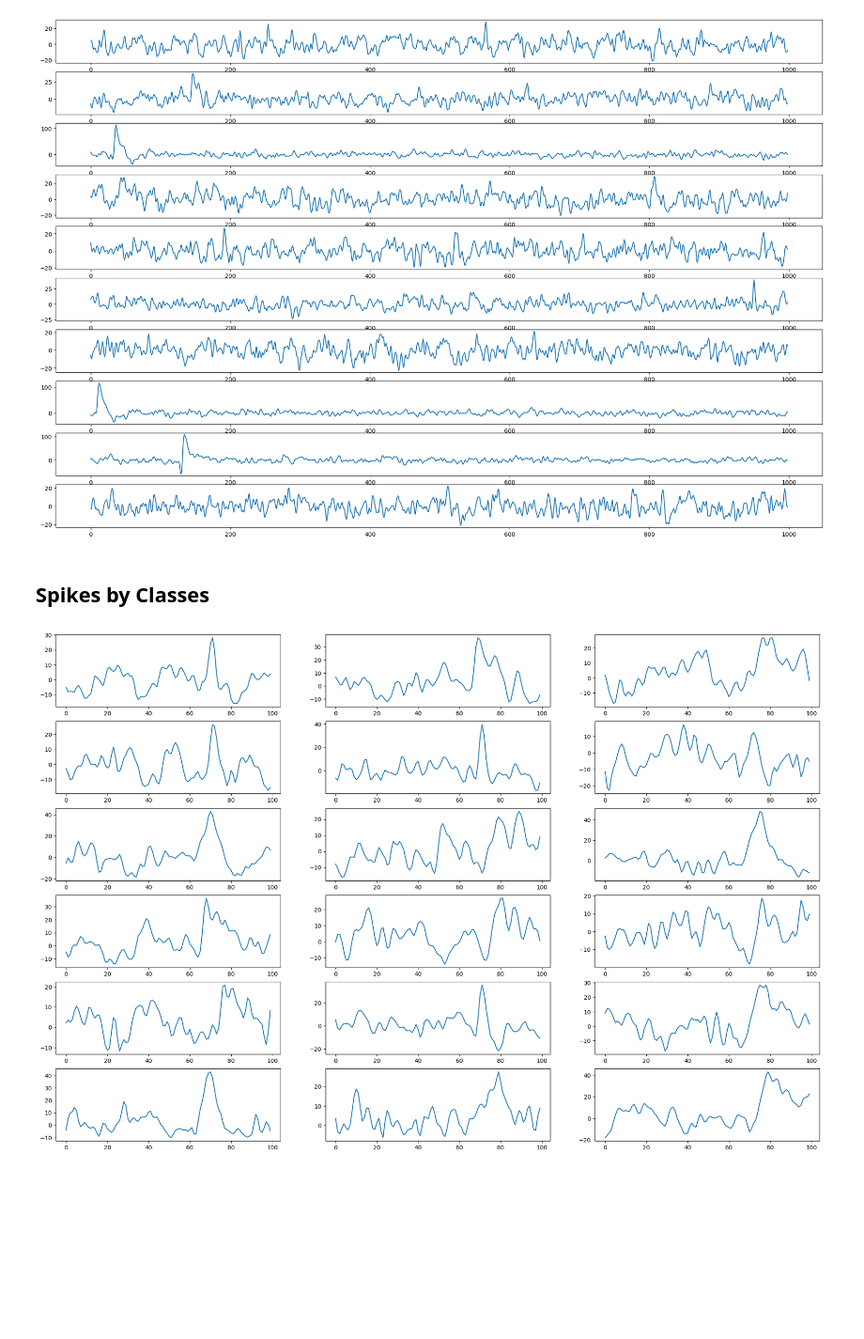
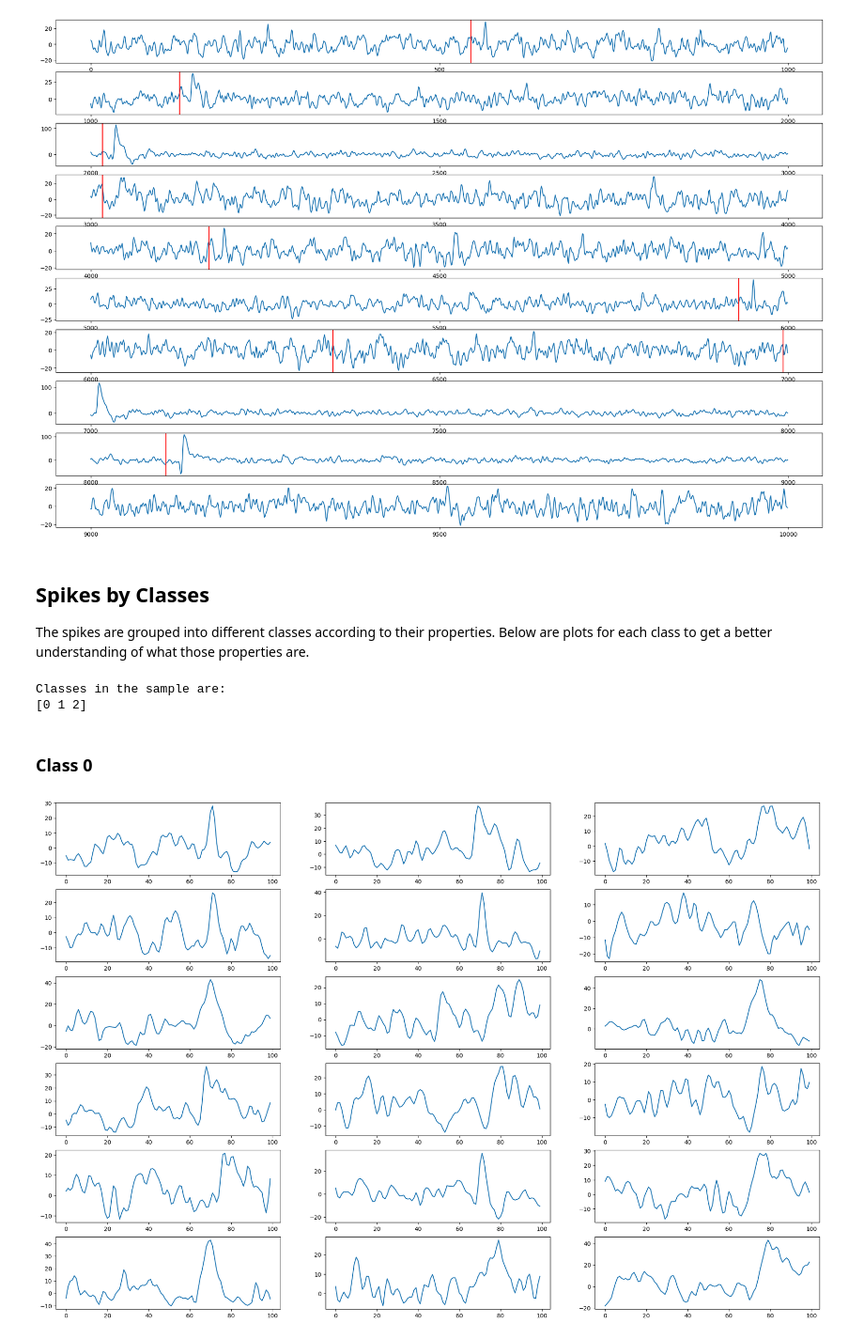
Before and after one commit to Hydropic/Unsupervised-Team-8, a Jupyter notebook: problem-1/understanding-the-data.ipynb, the cells around one changed output. Shown at 94% size. Drawn from its saved outputs; the diff is of its cells as text; code cells hidden in the pictures; blank space fills up the shorter version.

Commit message:
Extended plots, added zscore approach in comparison

```diff
--- a/problem-1/understanding-the-data.ipynb
+++ b/problem-1/understanding-the-data.ipynb
@@ -22,27 +31,37 @@ plt.show()
 # %%
 %matplotlib inline
 data = mat_file['data'][0][:10000]
 spike_times = mat_file['spike_times'][0][0][0]
 
-# TODO: Plot Spiketimes, fix x axis (include offset of continues time)
+# TODO: Add labels
 
 SUBPLOT_SIZE = 1000
 N_SUBPLOTS = data.shape[0]//SUBPLOT_SIZE
 
 fig, ax = plt.subplots(nrows=N_SUBPLOTS, ncols=1, figsize=(24,16))
 
+
 for i in range(0, N_SUBPLOTS):
-    ax[i].plot(data[i*SUBPLOT_SIZE:i*SUBPLOT_SIZE+SUBPLOT_SIZE-1])
+    start = i*SUBPLOT_SIZE
+    end = (i+1)*SUBPLOT_SIZE
 
+    ax[i].plot(data[start:end])
+    ax[i].set_xticks([0, SUBPLOT_SIZE // 2, SUBPLOT_SIZE])
+    ax[i].set_xticklabels([start, (start + end) // 2, end])
+
+    for j, truth in enumerate(spike_times):
+        if start < truth <= end:
+            ax[i].axvline(truth-start, color='red', label="ground truth")
 
 
 plt.show()
 # %% [output]
 [interactive output not drawn]
 [interactive output not drawn]
-[figure, old version]
+[figure, new version]
 # %% [markdown]
 ## Spikes by Classes
+The spikes are grouped into different classes according to their properties. Below are plots for each class to get a better understanding of what those properties are.
 # %%
 def plot_clusters_by_class(class_label):
     data = mat_file['data'][0]
@@ -62,6 +81,15 @@ def plot_clusters_by_class(class_label):
 
 # for debugging
 # plot_clusters_by_class(2)
+
+print("Classes in the sample are:")
+classes = mat_file['spike_class'][0][0][0]
+print(np.unique(classes))
+# %% [output]
+Classes in the sample are:
+[0 1 2]
+# %% [markdown]
+### Class 0
 # %%
 plot_clusters_by_class(0)
 # %% [output]
```
Also changed, not shown: parts of 16 cells of this notebook.
